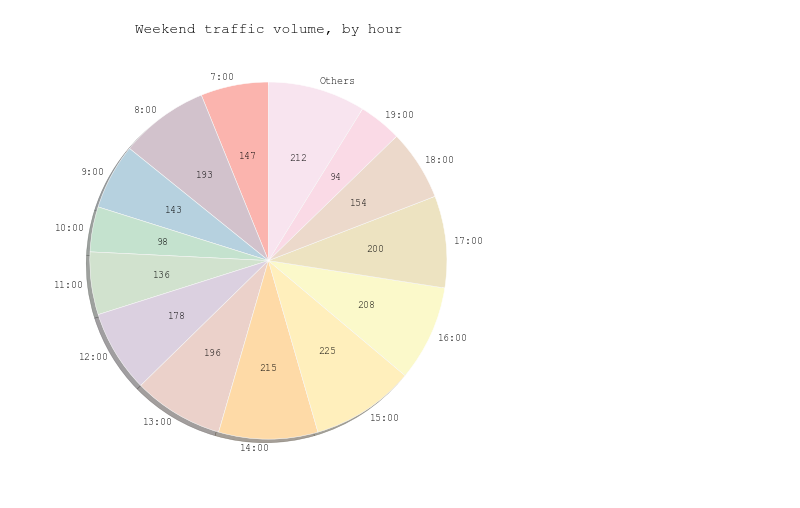
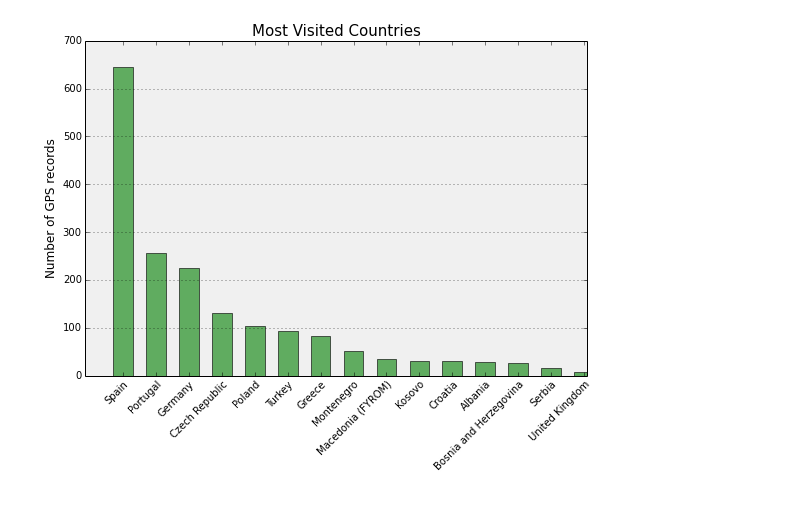
Before and after one commit to gboeing/data-visualization, a Jupyter notebook: matplotlib.ipynb, the cells around one changed output. Cells and saved outputs as stored; diff of their text form; code cells hidden in the pictures.

Commit message:
updated ipython notebooks and added dbscan data set

```diff
--- a/matplotlib.ipynb
+++ b/matplotlib.ipynb
@@ -262,9 +0,0 @@ gbplot_pie(fractions = hourly_share['weekday'],
-# %%
-# show absolute count values instead of relative percentages
-gbplot_pie(fractions = hourly_share['weekend'],
-          labels = hourly_share.index,
-          autopct=lambda(p): '{:.0f}'.format(p * len(hourly_share['weekend'])),
-          title = 'Weekend traffic volume, by hour',
-          grouping_threshold = 0.03)
-# %% [output]
-[figure, removed]
@@ -270,0 +22,38 @@ gbplot_pie(fractions = hourly_share['weekend'],
+# %%
+# load the gps coordinate data, using the date as the full set's index
+# the data files are encoded as utf-8: specify so to prevent matplotlib from choking on diacritics
+df = pd.read_csv('data/summer-travel-gps-full.csv', encoding='utf-8', index_col='date', parse_dates=True)
+rs = pd.read_csv('data/summer-travel-gps-dbscan.csv', encoding='utf-8')
+# %%
+title_font = fm.FontProperties(family='Bitstream Vera Sans', style='normal', size=15, weight='normal', stretch='normal')
+label_font = fm.FontProperties(family='Bitstream Vera Sans', style='normal', size=12, weight='normal', stretch='normal')
+ticks_font = fm.FontProperties(family='Bitstream Vera Sans', style='normal', size=10, weight='normal', stretch='normal')
+annotation_font = fm.FontProperties(family='Bitstream Vera Sans', style='normal', size=10, weight='normal', stretch='normal')
+axis_bgcolor = '#f0f0f0'
+# %%
+# plot a histogram of the countries I visited
+countdata = df['country'].value_counts()
+
+ax = countdata.plot(kind='bar',
+                       figsize=[9, 6],
+                       width=0.6,
+                       alpha=0.6,
+                       color='g',
+                       edgecolor='k',
+                       grid=False,
+                       ylim=[0, 700])
+
+ax.set_xticks(map(lambda x: x, range(0, len(countdata))))
+ax.set_xticklabels(countdata.index, rotation=45, rotation_mode='anchor', ha='right', fontproperties=ticks_font)
+ax.yaxis.grid(True)
+for label in ax.get_yticklabels():
+    label.set_fontproperties(ticks_font)
+
+ax.set_axis_bgcolor(axis_bgcolor)
+ax.set_title('Most Visited Countries', fontproperties=title_font)
+ax.set_xlabel('', fontproperties=label_font)
+ax.set_ylabel('Number of GPS records', fontproperties=label_font)
+
+plt.show()
+# %% [output]
+[figure, added]
```
Also changed, not shown: parts of 45 cells of this notebook, 3 other files.
